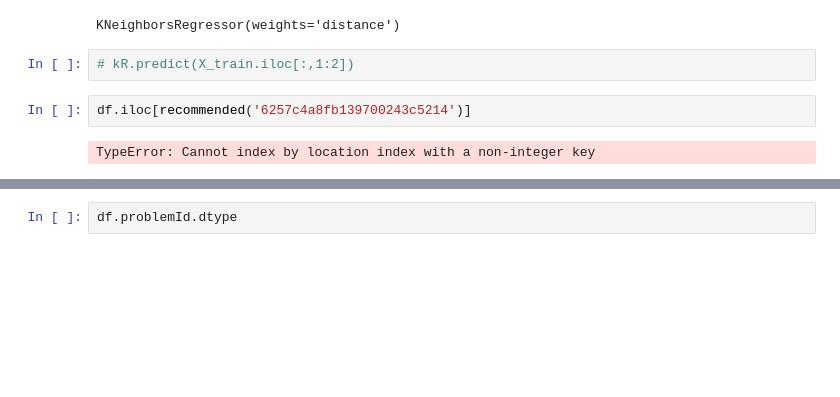
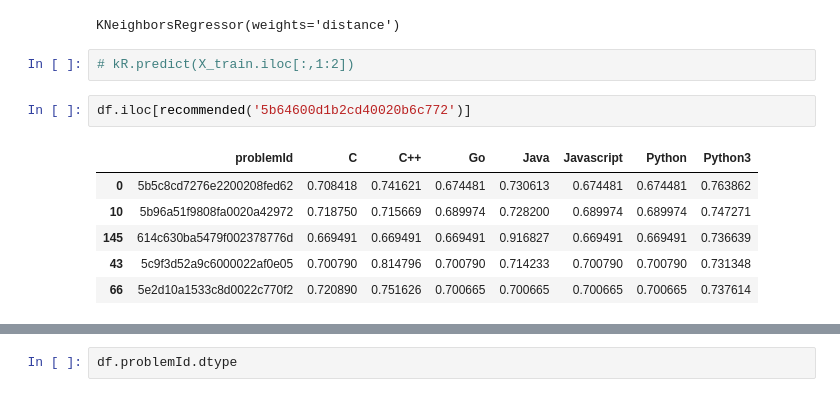
Before and after one commit to siesgstarena/synapse, a Jupyter notebook: notebooks/training/training.ipynb, the cells around one changed output, grey strips where cells are left out. Drawn from its saved outputs; the diff is of its cells as text; blank space fills up the shorter version.

```diff
--- a/notebooks/training/training.ipynb
+++ b/notebooks/training/training.ipynb
@@ -114,6 +114,11 @@ KNeighborsRegressor(weights='distance')
 # %%
 # kR.predict(X_train.iloc[:,1:2])
 # %%
-df.iloc[recommended('6257c4a8fb139700243c5214')]
+df.iloc[recommended('5b64600d1b2cd40020b6c772')]
 # %% [output]
-TypeError: Cannot index by location index with a non-integer key
+|  | problemId | C | C++ | Go | Java | Javascript | Python | Python3 |
+| 0 | 5b5c8cd7276e2200208fed62 | 0.708418 | 0.741621 | 0.674481 | 0.730613 | 0.674481 | 0.674481 | 0.763862 |
+| 10 | 5b96a51f9808fa0020a42972 | 0.718750 | 0.715669 | 0.689974 | 0.728200 | 0.689974 | 0.689974 | 0.747271 |
+| 145 | 614c630ba5479f002378776d | 0.669491 | 0.669491 | 0.669491 | 0.916827 | 0.669491 | 0.669491 | 0.736639 |
+| 43 | 5c9f3d52a9c6000022af0e05 | 0.700790 | 0.814796 | 0.700790 | 0.714233 | 0.700790 | 0.700790 | 0.731348 |
+| 66 | 5e2d10a1533c8d0022c770f2 | 0.720890 | 0.751626 | 0.700665 | 0.700665 | 0.700665 | 0.700665 | 0.737614 |
```
Also changed, not shown: parts of 7 cells of this notebook, 3 other files.
